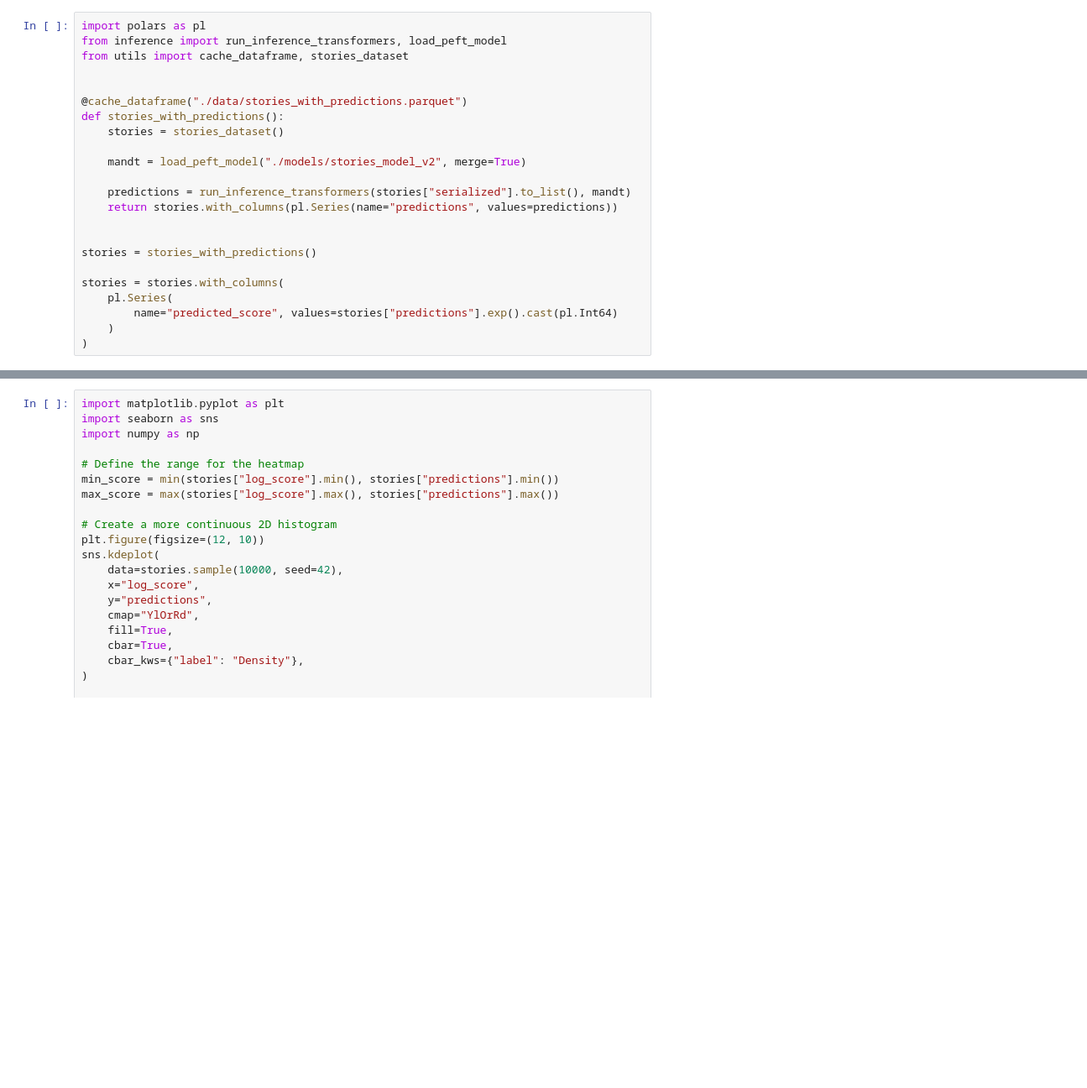
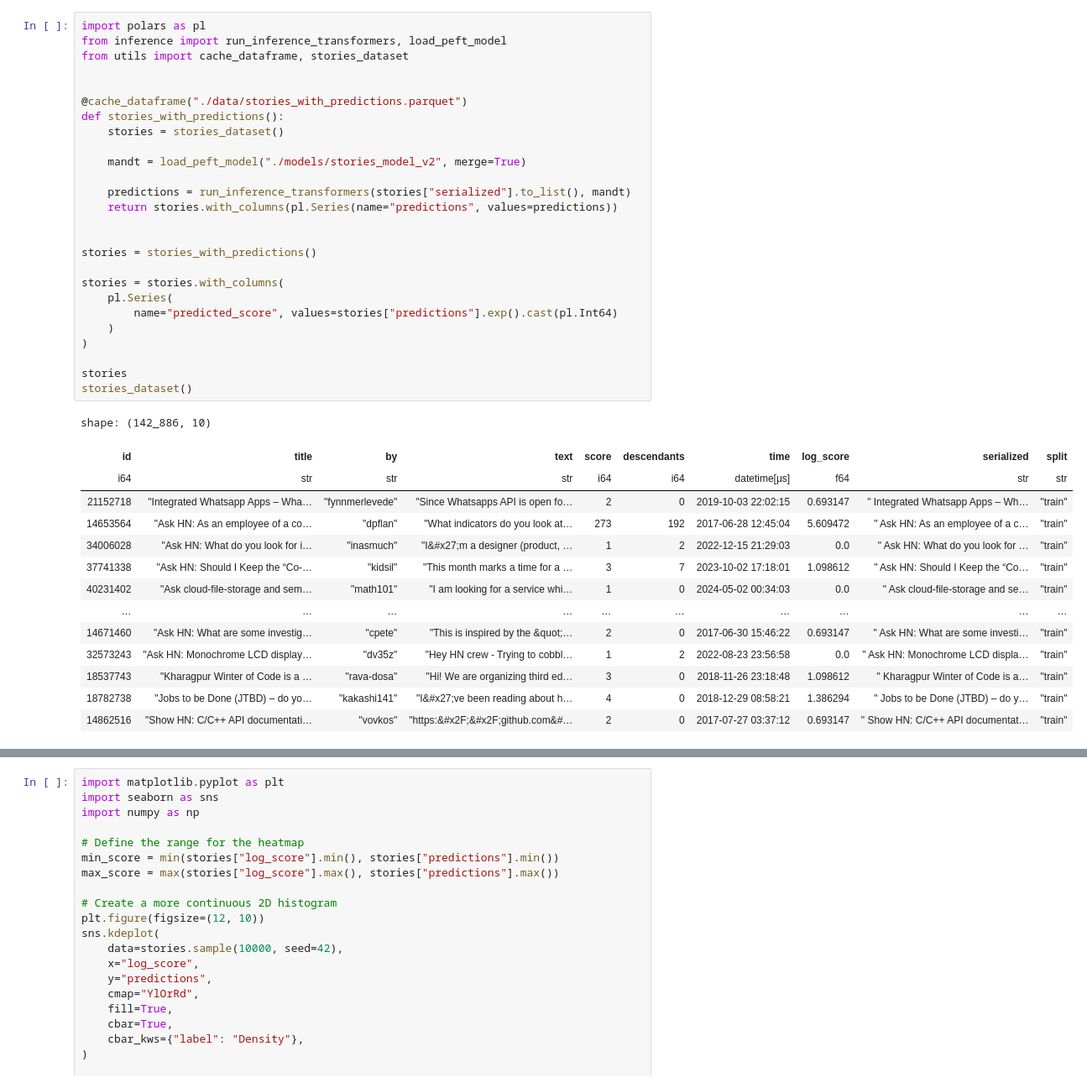
Before and after one commit to OpenPipe/best-hn, a Jupyter notebook: stories-analysis.ipynb, the cells around one changed output, grey strips where cells are left out. Shown: that part at 84% size. Cells and saved outputs as stored; diff of their text form; blank space fills up the shorter version.

```diff
--- a/stories-analysis.ipynb
+++ b/stories-analysis.ipynb
@@ -1,23 +1,41 @@
 # %%
 import polars as pl
 from inference import run_inference_transformers, load_peft_model
 from utils import cache_dataframe, stories_dataset
 
 
 @cache_dataframe("./data/stories_with_predictions.parquet")
 def stories_with_predictions():
     stories = stories_dataset()
 
     mandt = load_peft_model("./models/stories_model_v2", merge=True)
 
     predictions = run_inference_transformers(stories["serialized"].to_list(), mandt)
     return stories.with_columns(pl.Series(name="predictions", values=predictions))
 
 
 stories = stories_with_predictions()
 
 stories = stories.with_columns(
     pl.Series(
         name="predicted_score", values=stories["predictions"].exp().cast(pl.Int64)
     )
 )
+
+stories
+stories_dataset()
+# %% [output]
+shape: (142_886, 10)
+| id | title | by | text | score | descendants | time | log_score | serialized | split |
+| i64 | str | str | str | i64 | i64 | datetime[μs] | f64 | str | str |
+| 21152718 | "Integrated Whatsapp Apps – Wha… | "fynnmerlevede" | "Since Whatsapps API is open fo… | 2 | 0 | 2019-10-03 22:02:15 | 0.693147 | " Integrated Whatsapp Apps – Wh… | "train" |
+| 14653564 | "Ask HN: As an employee of a co… | "dpflan" | "What indicators do you look at… | 273 | 192 | 2017-06-28 12:45:04 | 5.609472 | " Ask HN: As an employee of a c… | "train" |
+| 34006028 | "Ask HN: What do you look for i… | "inasmuch" | "I&#x27;m a designer (product, … | 1 | 2 | 2022-12-15 21:29:03 | 0.0 | " Ask HN: What do you look for … | "train" |
+| 37741338 | "Ask HN: Should I Keep the “Co-… | "kidsil" | "This month marks a time for a … | 3 | 7 | 2023-10-02 17:18:01 | 1.098612 | " Ask HN: Should I Keep the “Co… | "train" |
+| 40231402 | "Ask cloud-file-storage and sem… | "math101" | "I am looking for a service whi… | 1 | 0 | 2024-05-02 00:34:03 | 0.0 | " Ask cloud-file-storage and se… | "train" |
+| … | … | … | … | … | … | … | … | … | … |
+| 14671460 | "Ask HN: What are some investig… | "cpete" | "This is inspired by the &quot;… | 2 | 0 | 2017-06-30 15:46:22 | 0.693147 | " Ask HN: What are some investi… | "train" |
+| 32573243 | "Ask HN: Monochrome LCD display… | "dv35z" | "Hey HN crew - Trying to cobbl… | 1 | 2 | 2022-08-23 23:56:58 | 0.0 | " Ask HN: Monochrome LCD displa… | "train" |
+| 18537743 | "Kharagpur Winter of Code is a … | "rava-dosa" | "Hi! We are organizing third ed… | 3 | 0 | 2018-11-26 23:18:48 | 1.098612 | " Kharagpur Winter of Code is a… | "train" |
+| 18782738 | "Jobs to be Done (JTBD) – do yo… | "kakashi141" | "I&#x27;ve been reading about h… | 4 | 0 | 2018-12-29 08:58:21 | 1.386294 | " Jobs to be Done (JTBD) – do y… | "train" |
+| 14862516 | "Show HN: C/C++ API documentati… | "vovkos" | "https:&#x2F;&#x2F;github.com&#… | 2 | 0 | 2017-07-27 03:37:12 | 0.693147 | " Show HN: C/C++ API documentat… | "train" |
```
Also changed, not shown: parts of 5 cells of this notebook, 7 other files.
